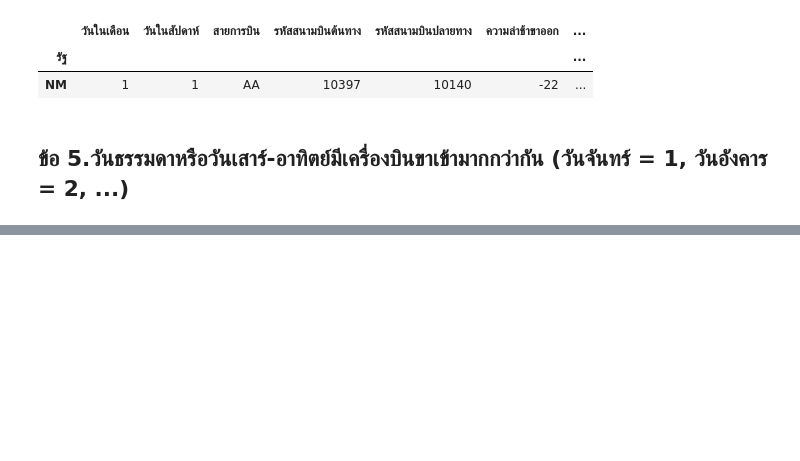
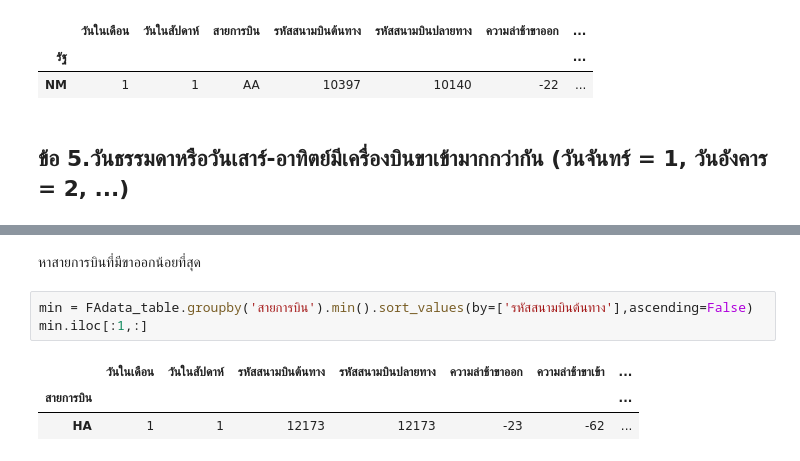
Before and after one commit to naruemonssp/DWDM21, a Jupyter notebook: MiniExam.ipynb, the cells around one changed output, grey strips where cells are left out. Cells and saved outputs as stored; diff of their text form; blank space fills up the shorter version.

```diff
--- a/MiniExam.ipynb
+++ b/MiniExam.ipynb
@@ -138,0 +150,9 @@ min.iloc[-1:,:]
+# %% [markdown]
+หาสายการบินที่มีขาออกน้อยที่สุด
+# %%
+min = FAdata_table.groupby('สายการบิน').min().sort_values(by=['รหัสสนามบินต้นทาง'],ascending=False)
+min.iloc[:1,:]
+# %% [output]
+|  | วันในเดือน | วันในสัปดาห์ | รหัสสนามบินต้นทาง | รหัสสนามบินปลายทาง | ความล่าช้าขาออก | ความล่าช้าขาเข้า | ... |
+| สายการบิน |  |  |  |  |  |  | ... |
+| HA | 1 | 1 | 12173 | 12173 | -23 | -62 | ... |
```
Also changed, not shown: parts of 3 cells of this notebook.
